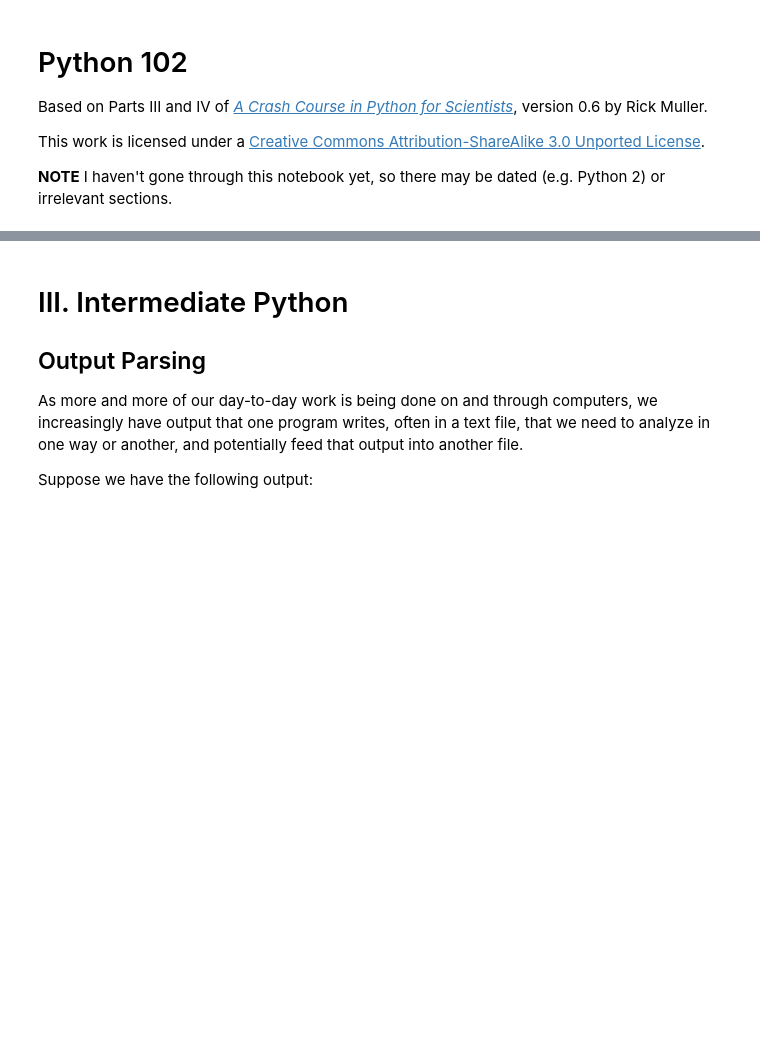
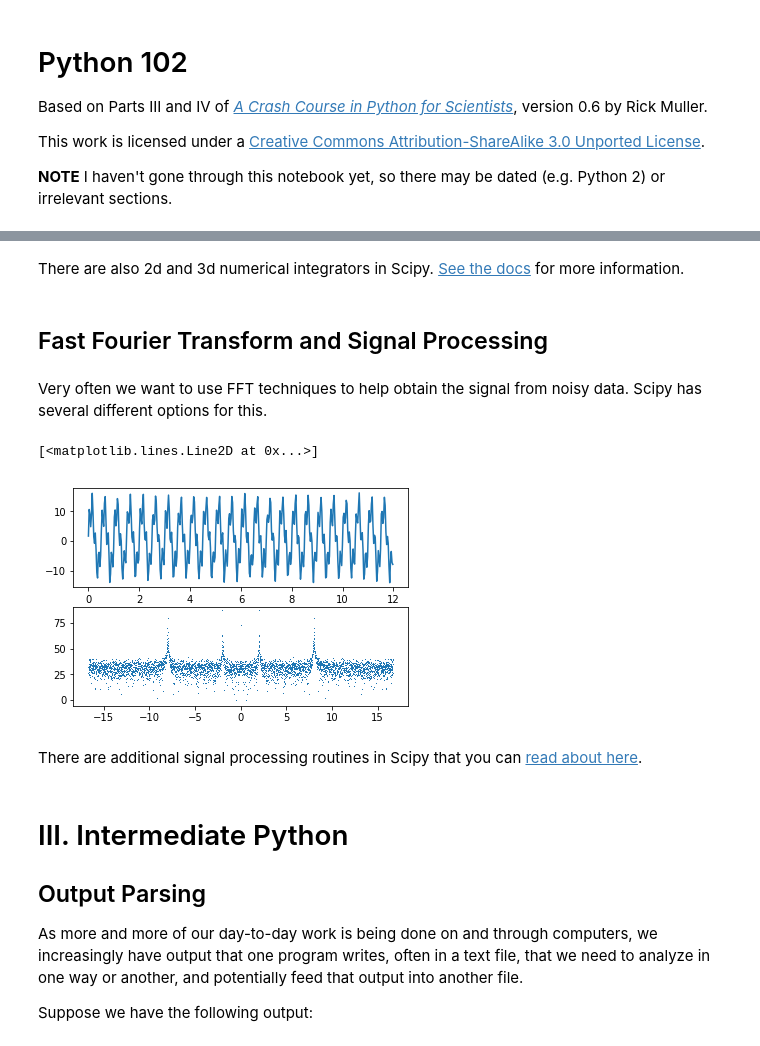
Before and after one commit to mackelab/python-intro, a Jupyter notebook: Python 102.ipynb, the cells around one changed output, grey strips where cells are left out. Drawn from its saved outputs; the diff is of its cells as text; code cells hidden in the pictures; blank space fills up the shorter version.

```diff
--- a/Python 102.ipynb
+++ b/Python 102.ipynb
@@ -9,3 +33,31 @@ This work is licensed under a [Creative Commons Attribution-ShareAlike 3.0 Unpor
+# %% [markdown]
+There are also 2d and 3d numerical integrators in Scipy. [See the docs](http://docs.scipy.org/doc/scipy/reference/integrate.html) for more information.
+# %% [markdown]
+## Fast Fourier Transform and Signal Processing
+# %% [markdown]
+Very often we want to use FFT techniques to help obtain the signal from noisy data. Scipy has several different options for this.
+# %%
+from scipy.fftpack import fft, fftfreq
+
+npts = 4000
+nplot = int(npts/10)
+t = np.linspace(0, 120, npts)
+def acc(t): return 10*np.sin(2*np.pi*2.0*t) + 5*np.sin(2*np.pi*8.0*t) + 2*np.random.rand(npts)
+
+signal = acc(t)
+
+FFT = abs(fft(signal))
+freqs = fftfreq(npts, t[1]-t[0])
+
+plt.subplot(2,1,1)  # 2 rows, 1 column. Doing plot 1
+plt.plot(t[:nplot], signal[:nplot])
+plt.subplot(2,1,2)  # 2 rows, 1 column. Doing plot 2
+plt.plot(freqs, 20*np.log10(FFT), ',')
+# %% [output]
+[<matplotlib.lines.Line2D at 0x...>]
+[figure, added]
+# %% [markdown]
+There are additional signal processing routines in Scipy that you can [read about here](http://docs.scipy.org/doc/scipy/reference/tutorial/signal.html).
 # %% [markdown]
 # III. Intermediate Python
 
```
Also changed, not shown: parts of 5 cells of this notebook, 1 other file.
